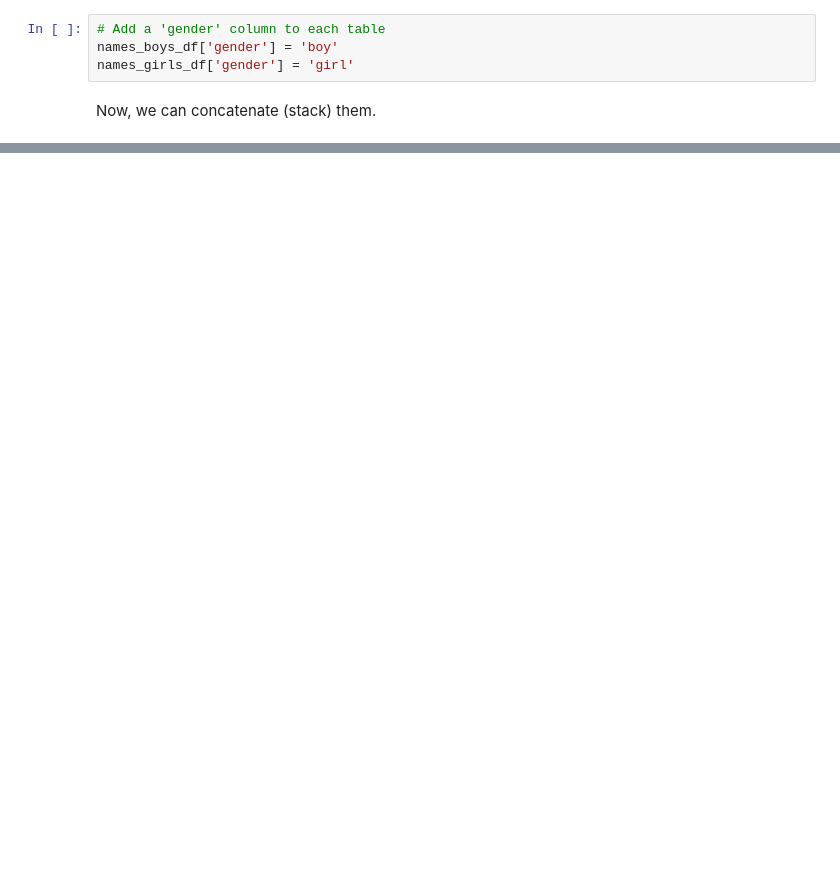
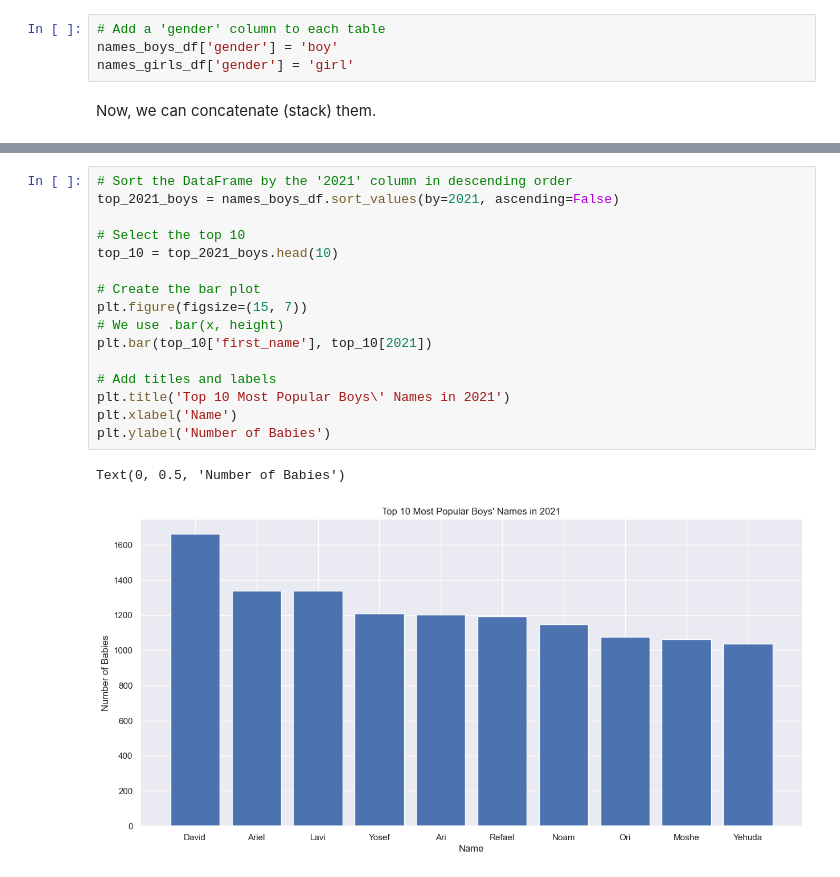
Before and after one commit to Niv20/Data-Science, a Jupyter notebook: ex-1/C-pandas-features.ipynb, the cells around one changed output, grey strips where cells are left out. Cells and saved outputs as stored; diff of their text form; blank space fills up the shorter version.

```diff
--- a/ex-1/C-pandas-features.ipynb
+++ b/ex-1/C-pandas-features.ipynb
@@ -583,0 +695,19 @@ names_boys_df.plot(kind='scatter', x='2000', y='2021', title='2000 vs 2021 Popul
+# %%
+# Sort the DataFrame by the '2021' column in descending order
+top_2021_boys = names_boys_df.sort_values(by=2021, ascending=False)
+
+# Select the top 10
+top_10 = top_2021_boys.head(10)
+
+# Create the bar plot
+plt.figure(figsize=(15, 7))
+# We use .bar(x, height)
+plt.bar(top_10['first_name'], top_10[2021])
+
+# Add titles and labels
+plt.title('Top 10 Most Popular Boys\' Names in 2021')
+plt.xlabel('Name')
+plt.ylabel('Number of Babies')
+# %% [output]
+Text(0, 0.5, 'Number of Babies')
+[figure, added]
```
Also changed, not shown: parts of 35 cells of this notebook.
